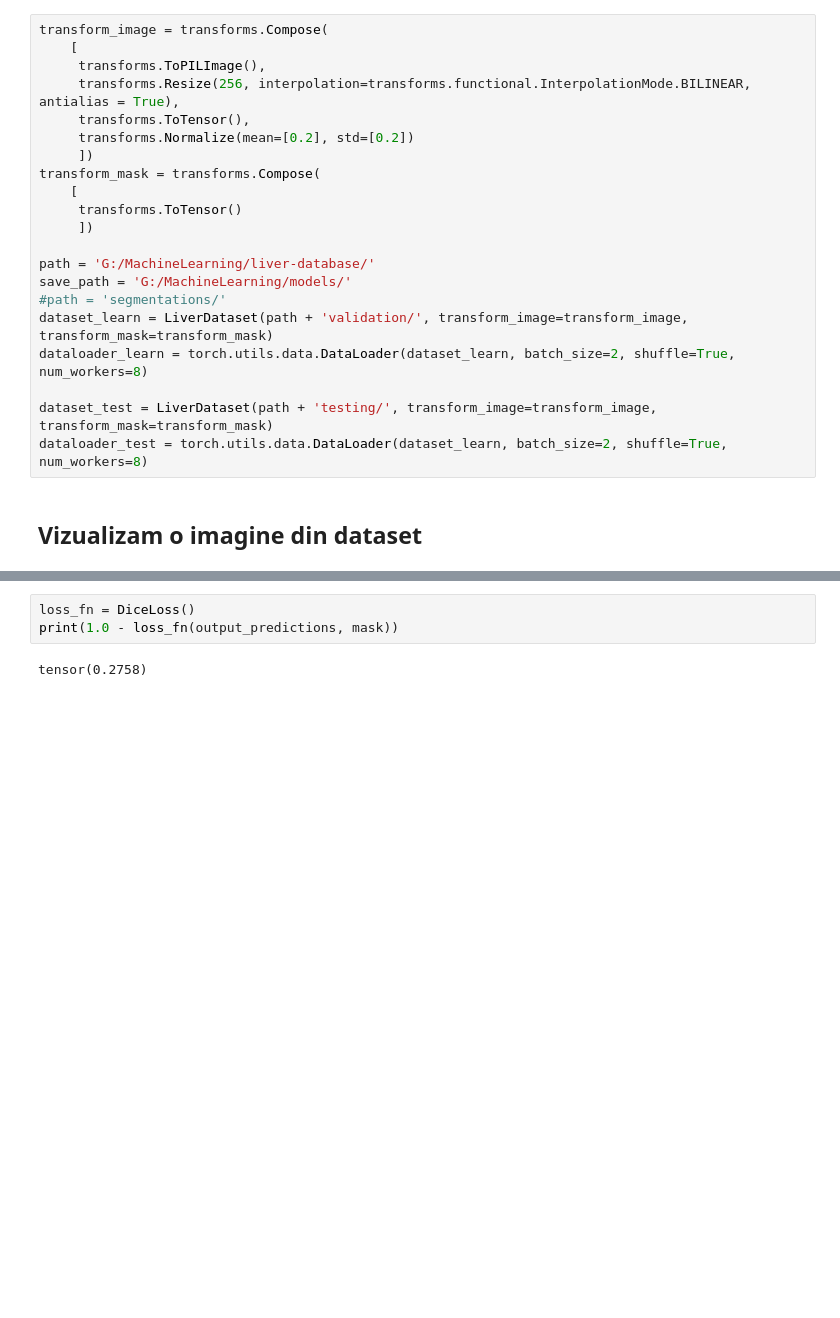
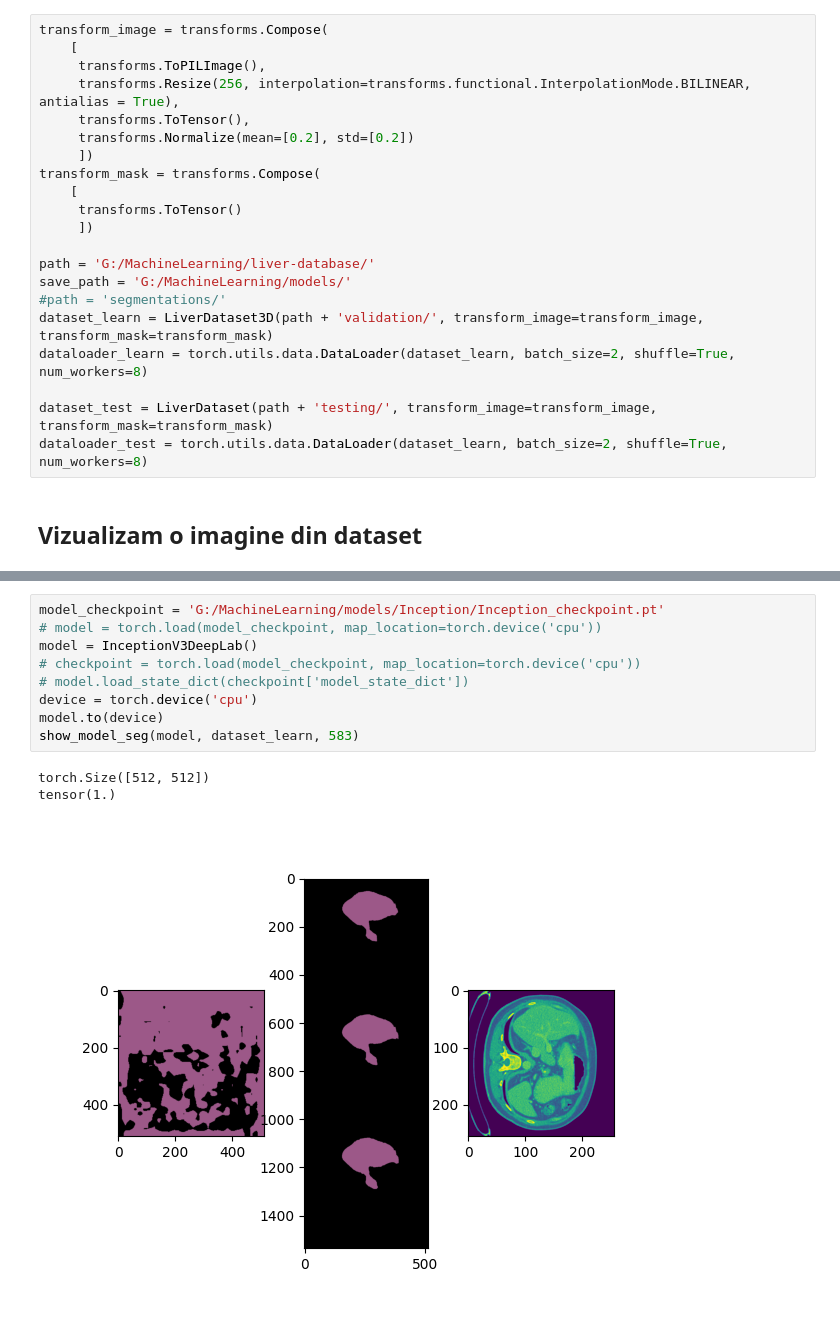
Before and after one commit to StanciulescuAndrei/LicentaUPB, a Jupyter notebook: ML_train_tester.ipynb, the cells around one changed output, grey strips where cells are left out. Cells and saved outputs as stored; diff of their text form; blank space fills up the shorter version.

```diff
--- a/ML_train_tester.ipynb
+++ b/ML_train_tester.ipynb
@@ -38,7 +37,7 @@ transform_mask = transforms.Compose(
 path = 'G:/MachineLearning/liver-database/'
 save_path = 'G:/MachineLearning/models/'
 #path = 'segmentations/'
-dataset_learn = LiverDataset(path + 'validation/', transform_image=transform_image, transform_mask=transform_mask)
+dataset_learn = LiverDataset3D(path + 'validation/', transform_image=transform_image, transform_mask=transform_mask)
 dataloader_learn = torch.utils.data.DataLoader(dataset_learn, batch_size=2, shuffle=True, num_workers=8)
 
 dataset_test = LiverDataset(path + 'testing/', transform_image=transform_image, transform_mask=transform_mask)
@@ -145,5 +47,13 @@ tensor(1.)
-# %%
-loss_fn = DiceLoss()
-print(1.0 - loss_fn(output_predictions, mask))
-# %% [output]
-tensor(0.2758)
+# %%
+model_checkpoint = 'G:/MachineLearning/models/Inception/Inception_checkpoint.pt'
+# model = torch.load(model_checkpoint, map_location=torch.device('cpu'))
+model = InceptionV3DeepLab()
+# checkpoint = torch.load(model_checkpoint, map_location=torch.device('cpu'))
+# model.load_state_dict(checkpoint['model_state_dict'])
+device = torch.device('cpu')
+model.to(device)
+show_model_seg(model, dataset_learn, 583)
+# %% [output]
+torch.Size([512, 512])
+tensor(1.)
+[figure, added]
```
Also changed, not shown: parts of 4 cells of this notebook, 20 other files.
